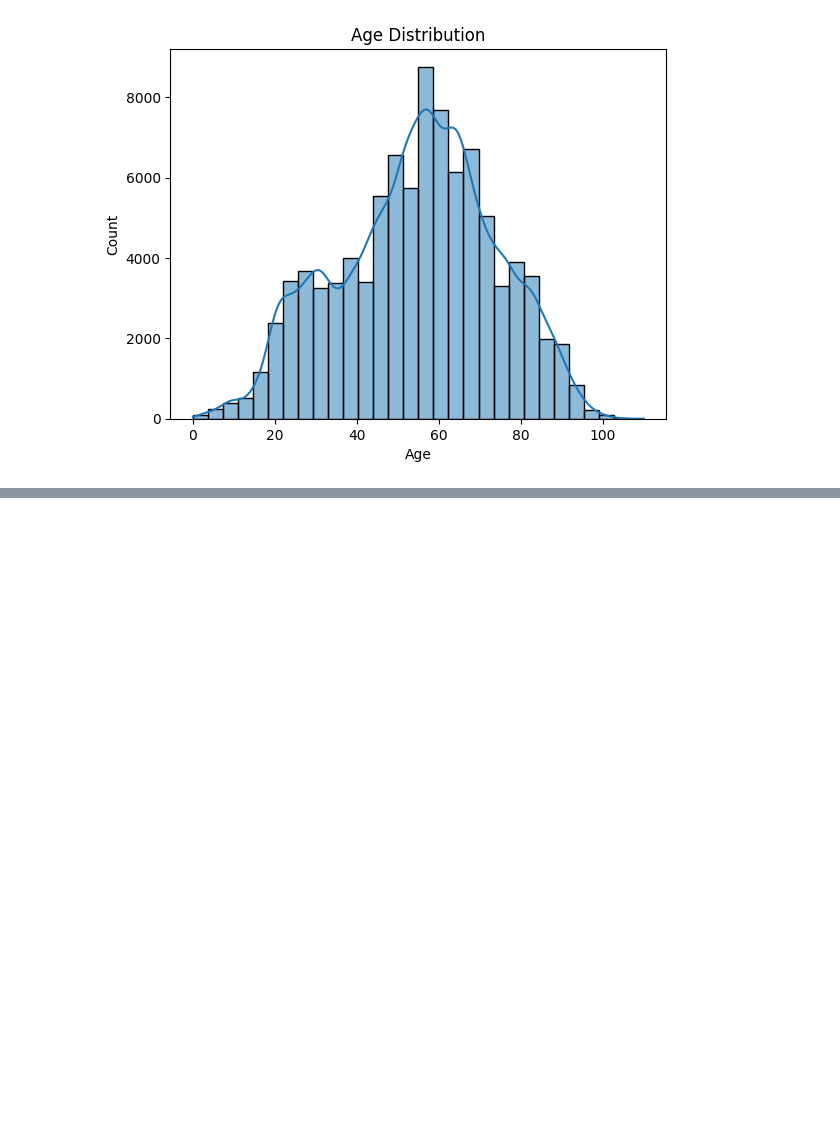
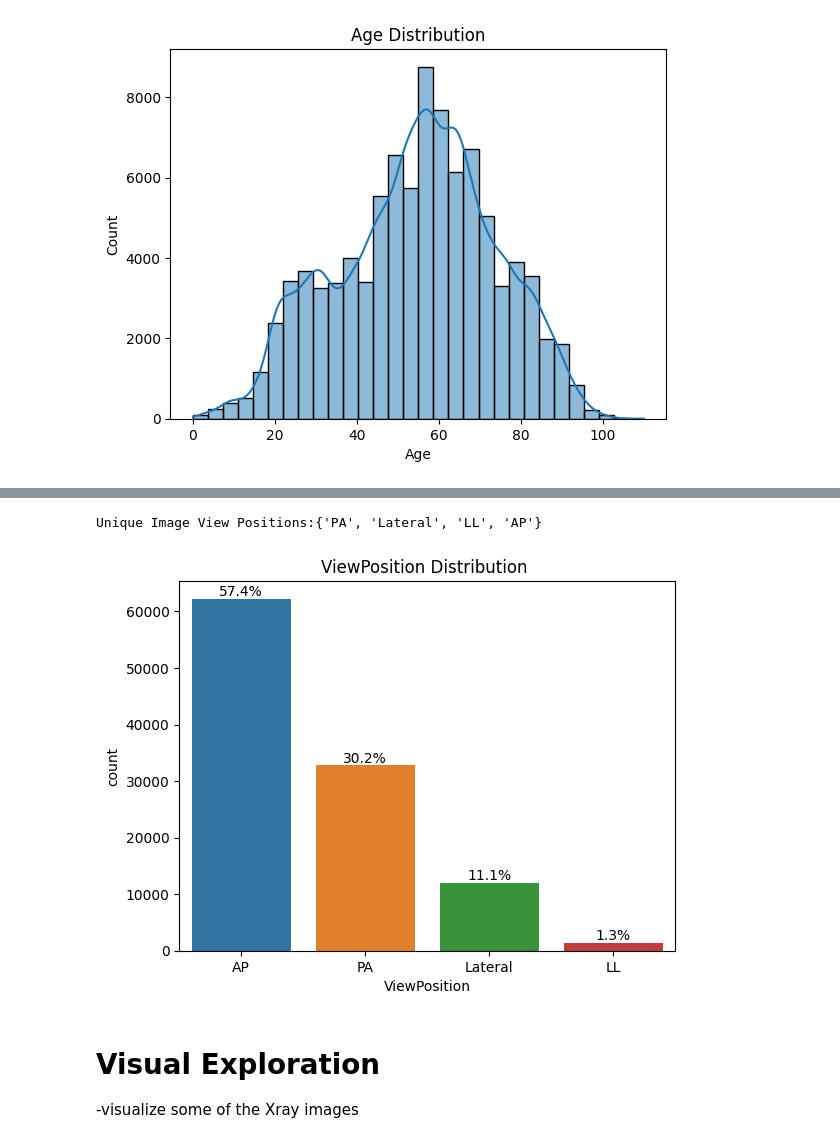
Before and after one commit to alkhali7/KaggleCompetition-Grand-X-Ray-Slam-Division-B, a Jupyter notebook: main.ipynb, the cells around one changed output, grey strips where cells are left out. Saved outputs shown, nothing was run; the diff lists cells and outputs as text; code cells hidden in the pictures; blank space fills up the shorter version.

```diff
--- a/main.ipynb
+++ b/main.ipynb
@@ -399,0 +444,20 @@ plt.show()
+# %%
+# ViewPosition
+print(f'Unique Image View Positions:{set(train["ViewPosition"])}')
+ax = sns.countplot(x=train['ViewPosition'])
+
+total = len(train)
+for p in ax.patches:
+    count = p.get_height()
+    perc = f'{100*count/total:.1f}%'
+    ax.annotate(perc, (p.get_x() + p.get_width() / 2., count),
+                ha='center', va='bottom', fontsize=10, color='black')
+plt.title('ViewPosition Distribution ')
+plt.show()
+# Rare ViewPosition= LL , Commone ViewPosition=AP
+# %% [output]
+Unique Image View Positions:{'PA', 'Lateral', 'LL', 'AP'}
+[figure, added]
+# %% [markdown]
+# Visual Exploration
+-visualize some of the Xray images
```
Also changed, not shown: parts of 9 cells of this notebook.
